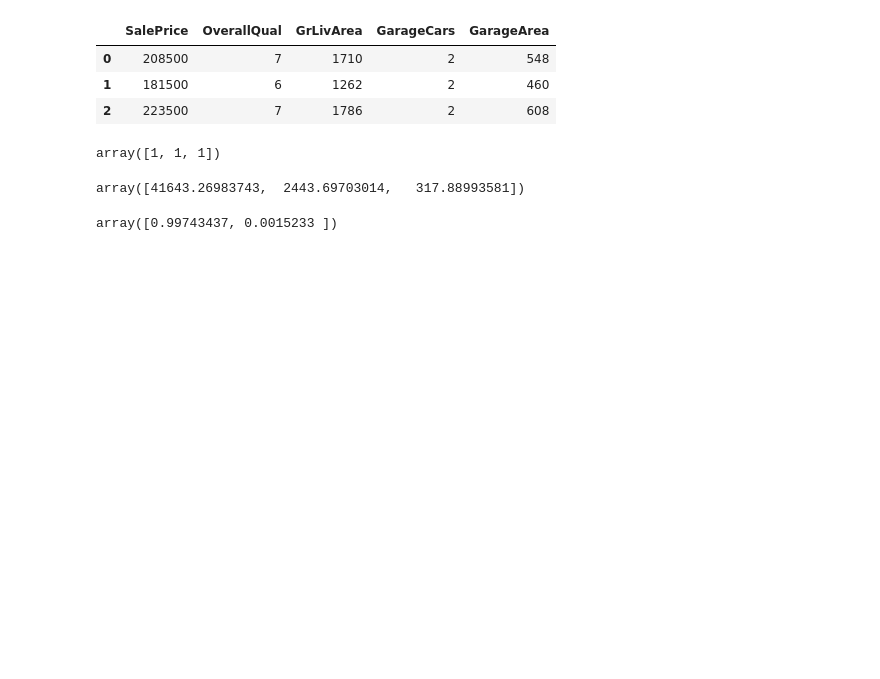
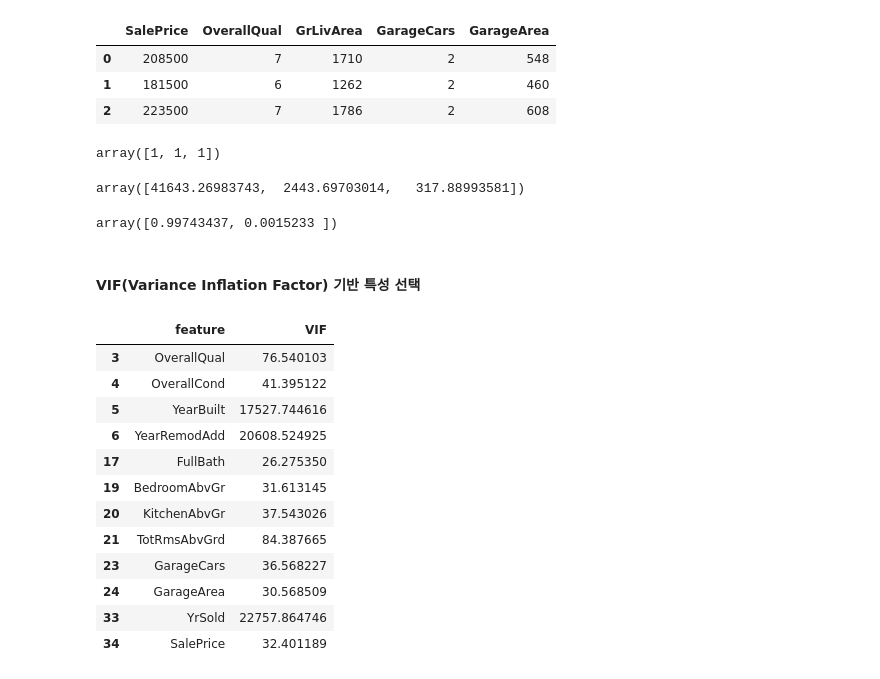
Before and after one commit to Daehee-Park/ADP, a Jupyter notebook: 02.Preprocessing.ipynb, the cells around one changed output. Cells and saved outputs as stored; diff of their text form; code cells hidden in the pictures; blank space fills up the shorter version.

```diff
--- a/02.Preprocessing.ipynb
+++ b/02.Preprocessing.ipynb
@@ -314,3 +314,5 @@ pca.fit(df.drop(['SalePrice'],axis=1))
 pca.explained_variance_ratio_
 # %% [output]
 array([0.99743437, 0.0015233 ])
+# %% [markdown]
+#### VIF(Variance Inflation Factor) 기반 특성 선택
@@ -316,0 +325,26 @@ array([0.99743437, 0.0015233 ])
+# %%
+df=pd.read_csv('train.csv')
+df.dropna(axis=1, inplace=True)
+def calculate_vif(df):
+    vif_data = pd.DataFrame()
+    vif_data["feature"] = df.columns
+    vif_data["VIF"] = [variance_inflation_factor(df.values, i) for i in range(len(df.columns))]
+    return vif_data
+numeric_cols = df.select_dtypes(include=np.number).columns
+features = df[numeric_cols]
+vif_df = calculate_vif(features)
+vif_df[(vif_df['VIF'] > 10)&(vif_df['VIF'] < 10e9)]
+# %% [output]
+|  | feature | VIF |
+| 3 | OverallQual | 76.540103 |
+| 4 | OverallCond | 41.395122 |
+| 5 | YearBuilt | 17527.744616 |
+| 6 | YearRemodAdd | 20608.524925 |
+| 17 | FullBath | 26.275350 |
+| 19 | BedroomAbvGr | 31.613145 |
+| 20 | KitchenAbvGr | 37.543026 |
+| 21 | TotRmsAbvGrd | 84.387665 |
+| 23 | GarageCars | 36.568227 |
+| 24 | GarageArea | 30.568509 |
+| 33 | YrSold | 22757.864746 |
+| 34 | SalePrice | 32.401189 |
```
Also changed, not shown: parts of 1 cell of this notebook, 8 other files.
